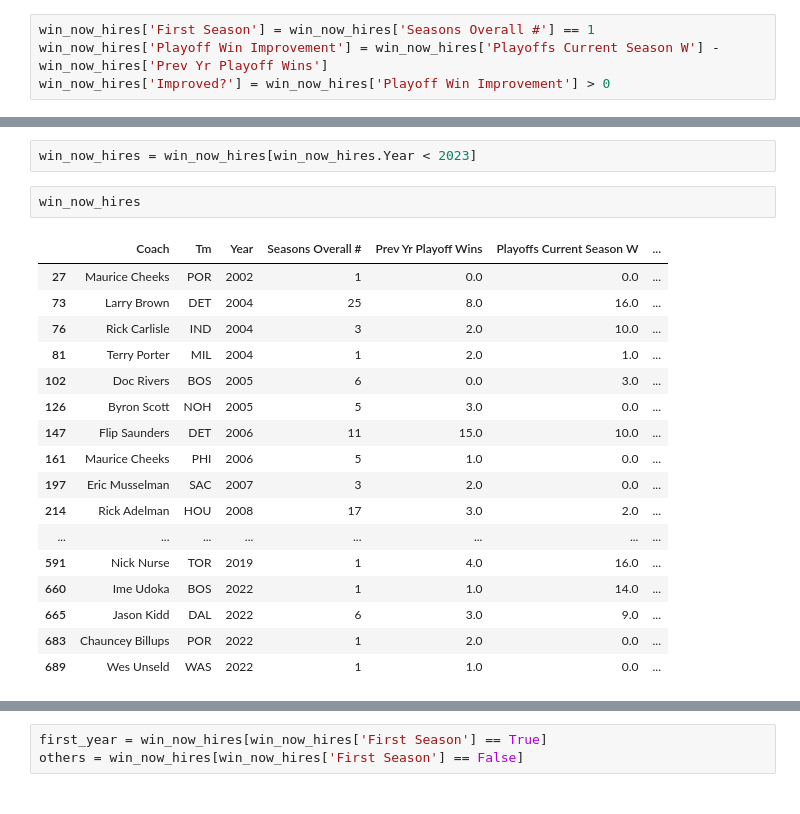
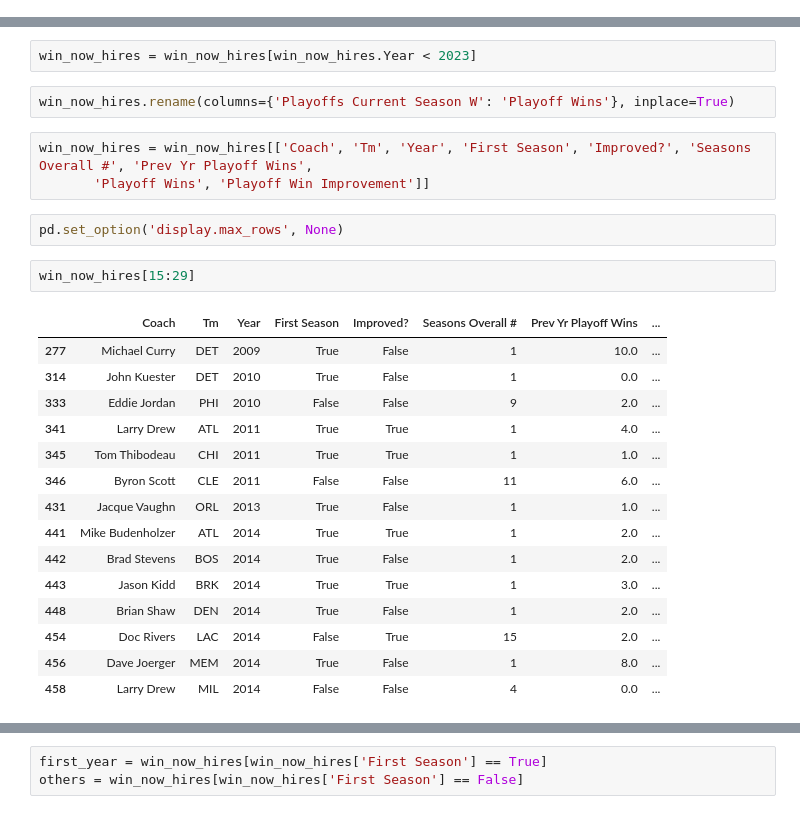
Before and after one commit to timseymour42/coaching-experience, a Jupyter notebook: win_now_hires.ipynb, the cells around one changed output, grey strips where cells are left out. Saved outputs shown, nothing was run; the diff lists cells and outputs as text.

```diff
--- a/win_now_hires.ipynb
+++ b/win_now_hires.ipynb
@@ -164,6 +166,2 @@ playoff_hirings
 # %%
 win_now_hires = playoff_hirings[['Coach', 'Tm', 'Year', 'Seasons Overall #', 'Prev Yr Playoff Wins', 'Playoffs Current Season W']]
-# %%
-win_now_hires['First Season'] = win_now_hires['Seasons Overall #'] == 1
-win_now_hires['Playoff Win Improvement'] = win_now_hires['Playoffs Current Season W'] - win_now_hires['Prev Yr Playoff Wins']
-win_now_hires['Improved?'] = win_now_hires['Playoff Win Improvement'] > 0
@@ -189,22 +168,27 @@ See the caveats in the documentation: https://pandas.pydata.org/pandas-docs/stab
 # %%
 win_now_hires = win_now_hires[win_now_hires.Year < 2023]
+# %%
+win_now_hires.rename(columns={'Playoffs Current Season W': 'Playoff Wins'}, inplace=True)
+# %%
+win_now_hires = win_now_hires[['Coach', 'Tm', 'Year', 'First Season', 'Improved?', 'Seasons Overall #', 'Prev Yr Playoff Wins',
+       'Playoff Wins', 'Playoff Win Improvement']]
+# %%
+pd.set_option('display.max_rows', None)
 # %%
-win_now_hires
+win_now_hires[15:29]
 # %% [output]
-|  | Coach | Tm | Year | Seasons Overall # | Prev Yr Playoff Wins | Playoffs Current Season W | ... |
-| 27 | Maurice Cheeks | POR | 2002 | 1 | 0.0 | 0.0 | ... |
-| 73 | Larry Brown | DET | 2004 | 25 | 8.0 | 16.0 | ... |
-| 76 | Rick Carlisle | IND | 2004 | 3 | 2.0 | 10.0 | ... |
-| 81 | Terry Porter | MIL | 2004 | 1 | 2.0 | 1.0 | ... |
-| 102 | Doc Rivers | BOS | 2005 | 6 | 0.0 | 3.0 | ... |
-| 126 | Byron Scott | NOH | 2005 | 5 | 3.0 | 0.0 | ... |
-| 147 | Flip Saunders | DET | 2006 | 11 | 15.0 | 10.0 | ... |
-| 161 | Maurice Cheeks | PHI | 2006 | 5 | 1.0 | 0.0 | ... |
-| 197 | Eric Musselman | SAC | 2007 | 3 | 2.0 | 0.0 | ... |
-| 214 | Rick Adelman | HOU | 2008 | 17 | 3.0 | 2.0 | ... |
-| ... | ... | ... | ... | ... | ... | ... | ... |
-| 591 | Nick Nurse | TOR | 2019 | 1 | 4.0 | 16.0 | ... |
-| 660 | Ime Udoka | BOS | 2022 | 1 | 1.0 | 14.0 | ... |
-| 665 | Jason Kidd | DAL | 2022 | 6 | 3.0 | 9.0 | ... |
-| 683 | Chauncey Billups | POR | 2022 | 1 | 2.0 | 0.0 | ... |
-| 689 | Wes Unseld | WAS | 2022 | 1 | 1.0 | 0.0 | ... |
+|  | Coach | Tm | Year | First Season | Improved? | Seasons Overall # | Prev Yr Playoff Wins | ... |
+| 277 | Michael Curry | DET | 2009 | True | False | 1 | 10.0 | ... |
+| 314 | John Kuester | DET | 2010 | True | False | 1 | 0.0 | ... |
+| 333 | Eddie Jordan | PHI | 2010 | False | False | 9 | 2.0 | ... |
+| 341 | Larry Drew | ATL | 2011 | True | True | 1 | 4.0 | ... |
+| 345 | Tom Thibodeau | CHI | 2011 | True | True | 1 | 1.0 | ... |
+| 346 | Byron Scott | CLE | 2011 | False | False | 11 | 6.0 | ... |
+| 431 | Jacque Vaughn | ORL | 2013 | True | False | 1 | 1.0 | ... |
+| 441 | Mike Budenholzer | ATL | 2014 | True | True | 1 | 2.0 | ... |
+| 442 | Brad Stevens | BOS | 2014 | True | False | 1 | 2.0 | ... |
+| 443 | Jason Kidd | BRK | 2014 | True | True | 1 | 3.0 | ... |
+| 448 | Brian Shaw | DEN | 2014 | True | False | 1 | 2.0 | ... |
+| 454 | Doc Rivers | LAC | 2014 | False | True | 15 | 2.0 | ... |
+| 456 | Dave Joerger | MEM | 2014 | True | False | 1 | 8.0 | ... |
+| 458 | Larry Drew | MIL | 2014 | False | False | 4 | 0.0 | ... |
```
Also changed, not shown: parts of 29 cells of this notebook.
